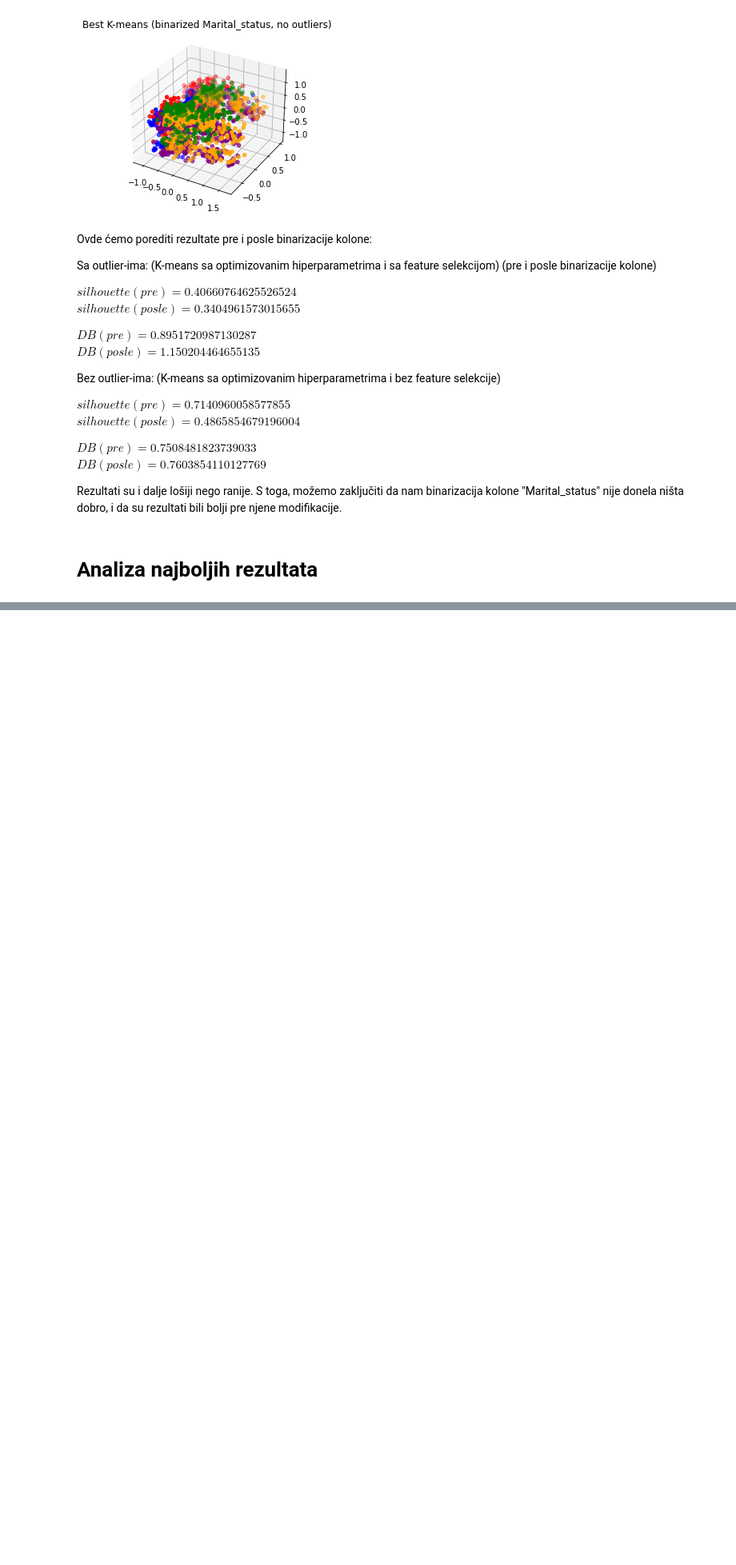
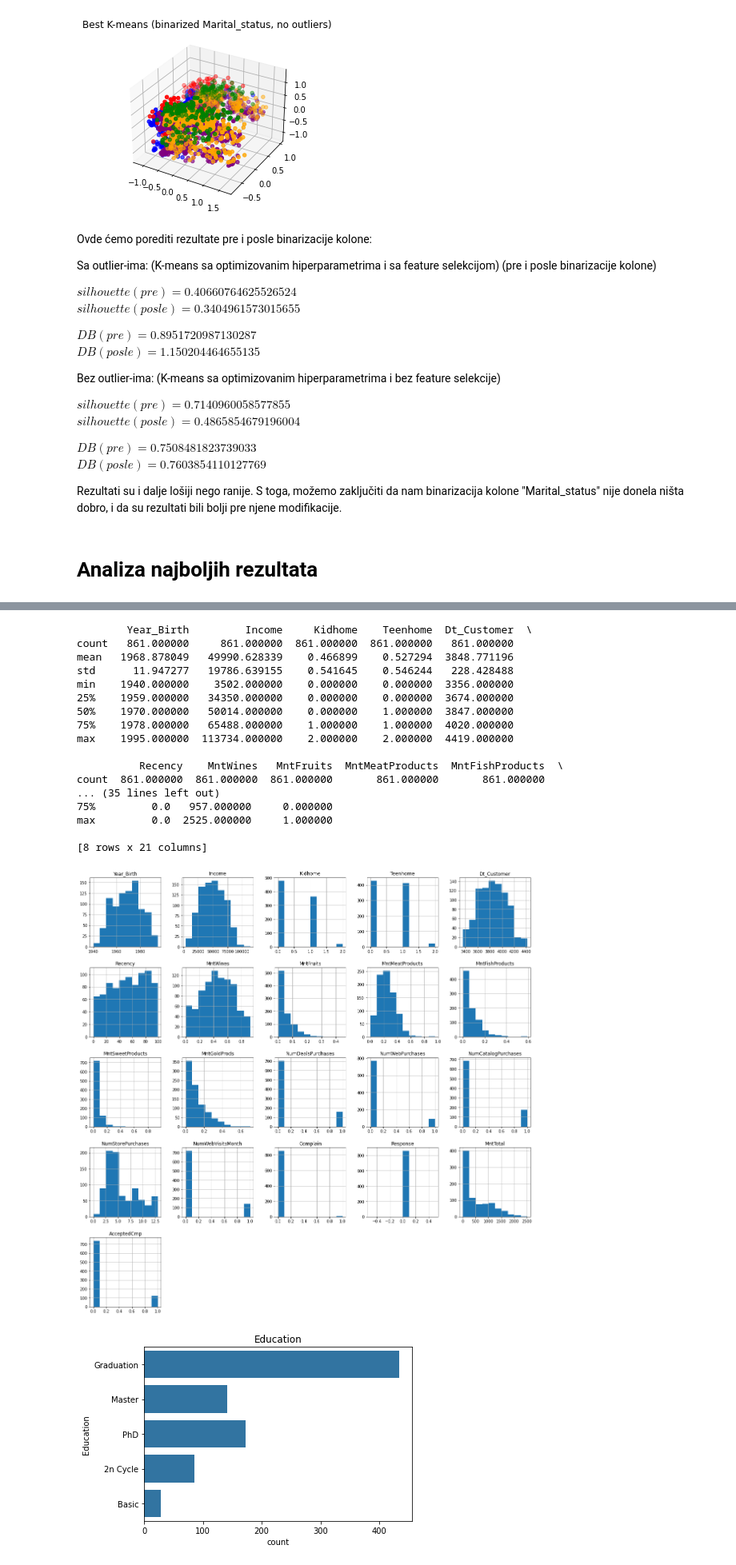
Before and after one commit to AndjelijaMladenovic00/Target-Marketing-Clustering, a Jupyter notebook: Projekat.ipynb, the cells around one changed output, grey strips where cells are left out. Shown at 80% size. Cells and saved outputs as stored; diff of their text form; code cells hidden in the pictures; blank space fills up the shorter version.

```diff
--- a/Projekat.ipynb
+++ b/Projekat.ipynb
@@ -2562,0 +2661,28 @@ Rezultati su i dalje lošiji nego ranije. S toga, možemo zaključiti da nam bin
+# %%
+print(cluster_3.describe())
+cluster_3.hist(figsize=(20, 20))
+plt.show()
+sns.countplot(cluster_3, y="Education").set(title="Education")
+plt.show()
+sns.countplot(cluster_3, y="Marital_Status").set(title="Marital_Status")
+plt.show()
+# %% [output]
+        Year_Birth         Income     Kidhome    Teenhome  Dt_Customer  \
+count   861.000000     861.000000  861.000000  861.000000   861.000000
+mean   1968.878049   49990.628339    0.466899    0.527294  3848.771196
+std      11.947277   19786.639155    0.541645    0.546244   228.428488
+min    1940.000000    3502.000000    0.000000    0.000000  3356.000000
+25%    1959.000000   34350.000000    0.000000    0.000000  3674.000000
+50%    1970.000000   50014.000000    0.000000    1.000000  3847.000000
+75%    1978.000000   65488.000000    1.000000    1.000000  4020.000000
+max    1995.000000  113734.000000    2.000000    2.000000  4419.000000
+
+          Recency    MntWines   MntFruits  MntMeatProducts  MntFishProducts  \
+count  861.000000  861.000000  861.000000       861.000000       861.000000
+... (35 lines left out)
+75%         0.0   957.000000     0.000000
+max         0.0  2525.000000     1.000000
+
+[8 rows x 21 columns]
+[figure, added]
+[figure, added]
```
Also changed, not shown: parts of 38 cells of this notebook.
